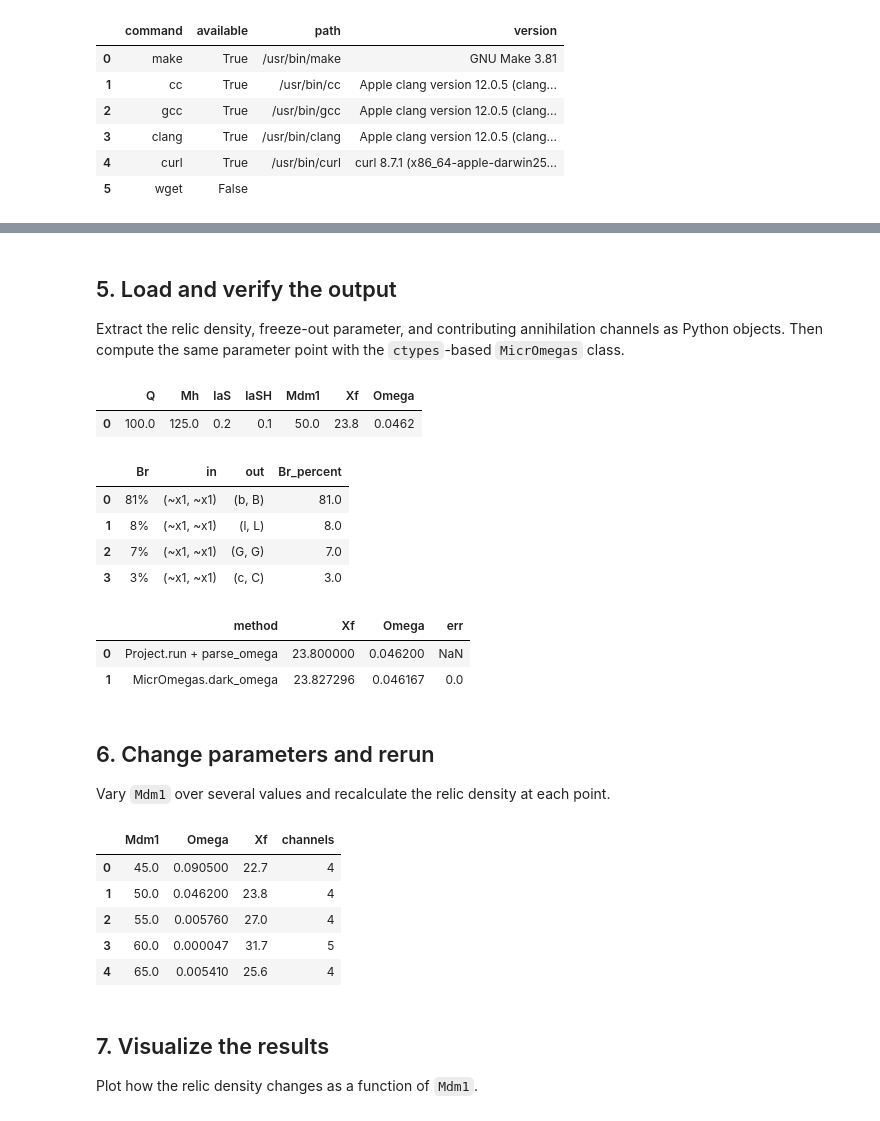
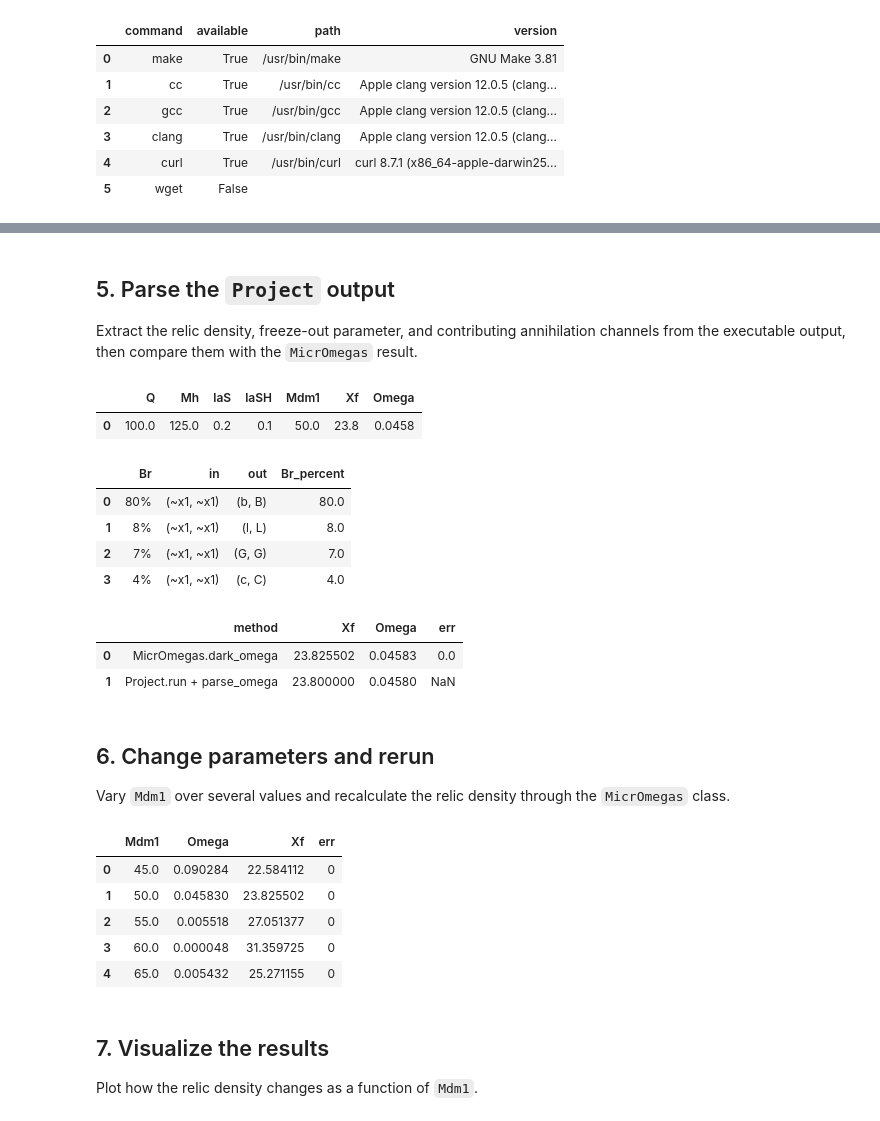
Before and after one commit to gomeshun/pymicromegas, a Jupyter notebook: notebooks/micromegas_demo.ipynb, the cells around one changed output, grey strips where cells are left out. Cells and saved outputs as stored; diff of their text form; code cells hidden in the pictures.

Commit message:
Switch PyMicrOmegas to micrOMEGAs 7.1

```diff
--- a/notebooks/micromegas_demo.ipynb
+++ b/notebooks/micromegas_demo.ipynb
@@ -129,15 +138,25 @@ PARAMETERS = {
     "Mdm1": 50.0,
 }
 
-project = Project(MODEL_NAME)
-compile_process = project.compile()
+model = MicrOmegas(MODEL_NAME)
+ctypes_result = model.dark_omega(PARAMETERS)
 
-print(f"model: {MODEL_NAME}")
-print(f"project directory: {project.path}")
-print(f"return code: {compile_process.returncode}")
-print("\n--- stdout ---")
-print((compile_process.stdout or "").strip()[-4000:] or "(no stdout)")
-if compile_process.stderr:
-    print("\n--- stderr ---")
-    print(compile_process.stderr.strip()[-4000:])
+candidate_name = model.lib.pymicromegas_cdm1().decode("UTF-8")
+candidate_mass = model.lib.pymicromegas_mcdm1()
+candidate_fraction = model.lib.pymicromegas_cdm_fraction(1)
+
+metadata_df = pd.DataFrame(
+    [
+        {
+            "model": MODEL_NAME,
+            "candidate": candidate_name,
+            "mass": candidate_mass,
+            "fraction": candidate_fraction,
+        }
+    ]
+)
+result_df = pd.DataFrame([{**PARAMETERS, **ctypes_result}])
+
+display(metadata_df)
+display(result_df)
 # %% [output]
@@ -189,11 +208,11 @@ Xf=2.38e+01 Omega=4.62e-02
 # %% [markdown]
-## 5. Load and verify the output
+## 5. Parse the `Project` output
 
-Extract the relic density, freeze-out parameter, and contributing annihilation channels as Python objects. Then compute the same parameter point with the `ctypes`-based `MicrOmegas` class.
+Extract the relic density, freeze-out parameter, and contributing annihilation channels from the executable output, then compare them with the `MicrOmegas` result.
 # %%
-omega_result = project.parse_omega(run_process.stdout, ["OMEGA"], with_channels=True)
-summary = {key: value for key, value in omega_result.items() if key != "channels"}
-channels = omega_result.get("channels", [])
+project_result = project.parse_omega(run_process.stdout, ["OMEGA"], with_channels=True)
+summary = {key: value for key, value in project_result.items() if key != "channels"}
+channels = project_result.get("channels", [])
 
 summary_df = pd.DataFrame([{**PARAMETERS, **summary}])
 channels_df = pd.DataFrame(channels)
@@ -203,12 +222,10 @@ if not channels_df.empty:
         drop=True
     )
 
-ctypes_model = MicrOmegas(MODEL_NAME)
-ctypes_result = ctypes_model.dark_omega(PARAMETERS)
 comparison_df = pd.DataFrame(
     [
+        {"method": "MicrOmegas.dark_omega", **ctypes_result},
         {"method": "Project.run + parse_omega", **summary},
-        {"method": "MicrOmegas.dark_omega", **ctypes_result},
     ]
 )
 
@@ -221,42 +238,42 @@ display(
 display(comparison_df)
 # %% [output]
 |  | Q | Mh | laS | laSH | Mdm1 | Xf | Omega |
-| 0 | 100.0 | 125.0 | 0.2 | 0.1 | 50.0 | 23.8 | 0.0462 |
+| 0 | 100.0 | 125.0 | 0.2 | 0.1 | 50.0 | 23.8 | 0.0458 |
 |  | Br | in | out | Br_percent |
-| 0 | 81% | (~x1, ~x1) | (b, B) | 81.0 |
+| 0 | 80% | (~x1, ~x1) | (b, B) | 80.0 |
 | 1 | 8% | (~x1, ~x1) | (l, L) | 8.0 |
 | 2 | 7% | (~x1, ~x1) | (G, G) | 7.0 |
-| 3 | 3% | (~x1, ~x1) | (c, C) | 3.0 |
+| 3 | 4% | (~x1, ~x1) | (c, C) | 4.0 |
 |  | method | Xf | Omega | err |
-| 0 | Project.run + parse_omega | 23.800000 | 0.046200 | NaN |
-| 1 | MicrOmegas.dark_omega | 23.827296 | 0.046167 | 0.0 |
+| 0 | MicrOmegas.dark_omega | 23.825502 | 0.04583 | 0.0 |
+| 1 | Project.run + parse_omega | 23.800000 | 0.04580 | NaN |
 # %% [markdown]
 ## 6. Change parameters and rerun
 
-Vary `Mdm1` over several values and recalculate the relic density at each point.
+Vary `Mdm1` over several values and recalculate the relic density through the `MicrOmegas` class.
 # %%
 scan_rows = []
 for mdm1 in [45.0, 50.0, 55.0, 60.0, 65.0]:
     point = {**PARAMETERS, "Mdm1": mdm1}
-    result = project.calc_omega(point)
+    result = model.dark_omega(point)
     scan_rows.append(
         {
             "Mdm1": mdm1,
             "Omega": result["Omega"],
             "Xf": result["Xf"],
-            "channels": len(result.get("channels", [])),
+            "err": result["err"],
         }
     )
 
 scan_df = pd.DataFrame(scan_rows)
 display(scan_df)
 # %% [output]
-|  | Mdm1 | Omega | Xf | channels |
-| 0 | 45.0 | 0.090500 | 22.7 | 4 |
-| 1 | 50.0 | 0.046200 | 23.8 | 4 |
-| 2 | 55.0 | 0.005760 | 27.0 | 4 |
-| 3 | 60.0 | 0.000047 | 31.7 | 5 |
-| 4 | 65.0 | 0.005410 | 25.6 | 4 |
+|  | Mdm1 | Omega | Xf | err |
+| 0 | 45.0 | 0.090284 | 22.584112 | 0 |
+| 1 | 50.0 | 0.045830 | 23.825502 | 0 |
+| 2 | 55.0 | 0.005518 | 27.051377 | 0 |
+| 3 | 60.0 | 0.000048 | 31.359725 | 0 |
+| 4 | 65.0 | 0.005432 | 25.271155 | 0 |
 # %% [markdown]
 ## 7. Visualize the results
 
```
Also changed, not shown: parts of 7 cells of this notebook, 9 other files.
